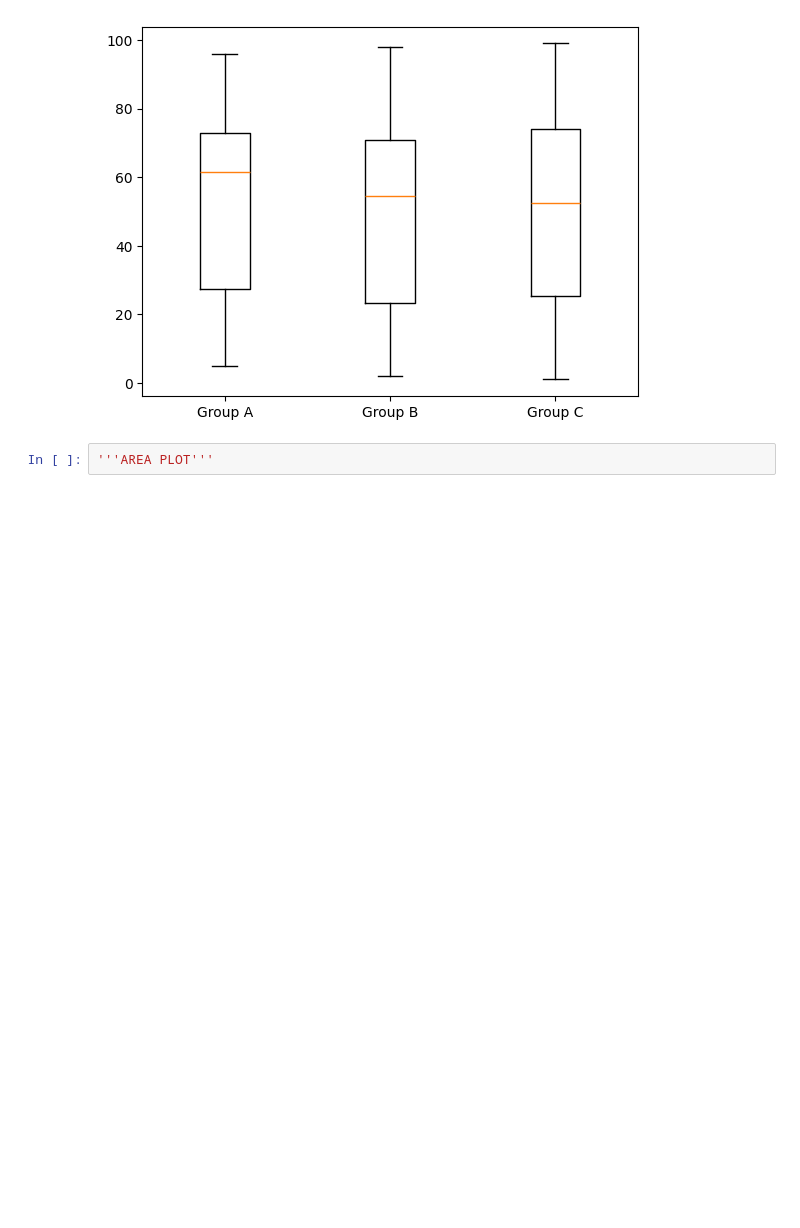
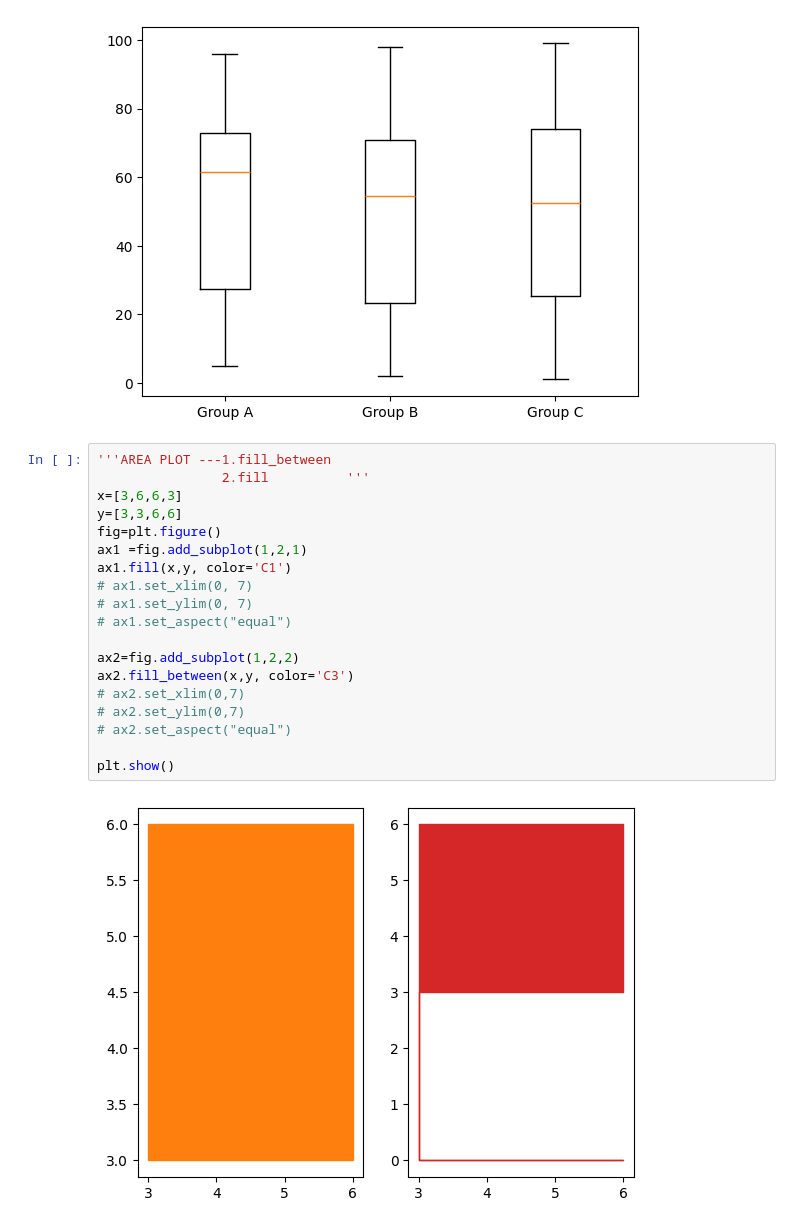
Before and after one commit to MehulEXE/python, a Jupyter notebook: matplot.ipynb, the cells around one changed output. Saved outputs shown, nothing was run; the diff lists cells and outputs as text; blank space fills up the shorter version.

```diff
--- a/matplot.ipynb
+++ b/matplot.ipynb
@@ -109,4 +111,23 @@ plt.show()
 # %% [output]
 [figure]
 # %%
-'''AREA PLOT'''
+'''AREA PLOT ---1.fill_between
+                2.fill          '''
+x=[3,6,6,3]
+y=[3,3,6,6]
+fig=plt.figure()
+ax1 =fig.add_subplot(1,2,1)
+ax1.fill(x,y, color='C1')
+# ax1.set_xlim(0, 7)
+# ax1.set_ylim(0, 7)
+# ax1.set_aspect("equal")
+
+ax2=fig.add_subplot(1,2,2)
+ax2.fill_between(x,y, color='C3')
+# ax2.set_xlim(0,7)
+# ax2.set_ylim(0,7)
+# ax2.set_aspect("equal")
+
+plt.show()
+# %% [output]
+[figure, added]
```
Also changed, not shown: parts of 8 cells of this notebook.
